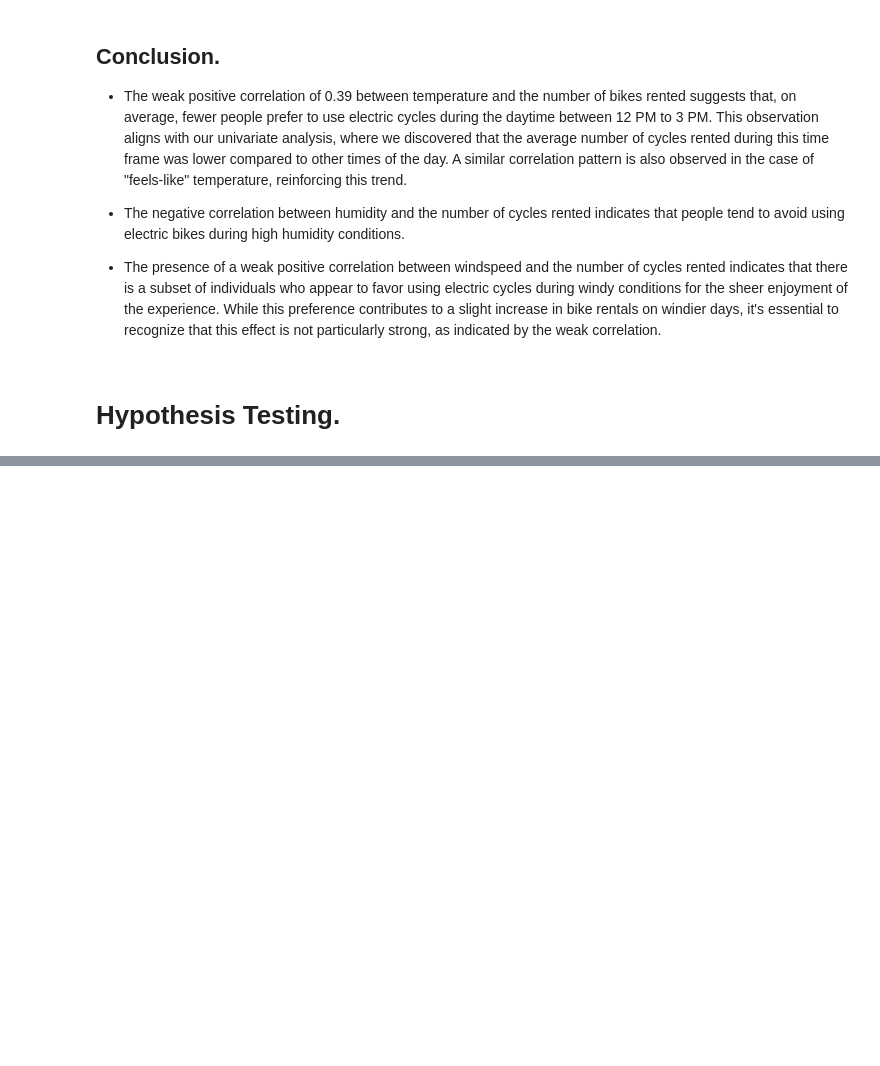
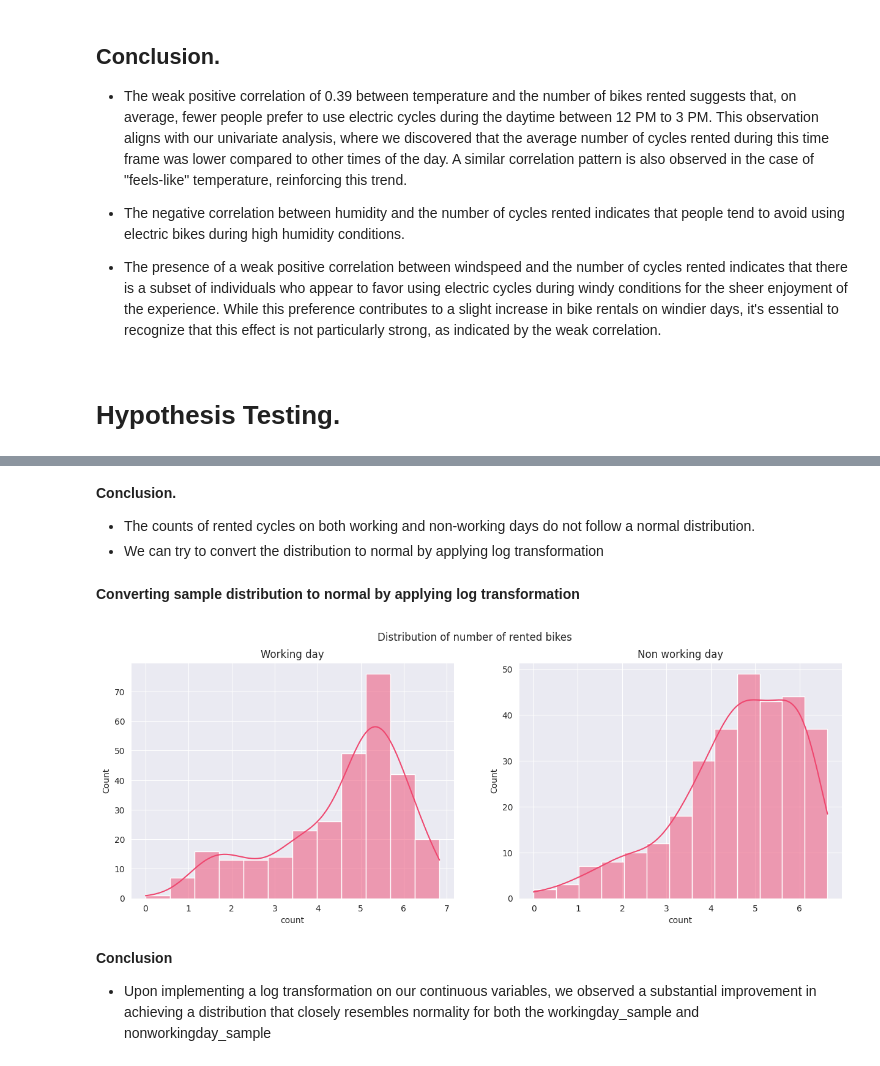
Before and after one commit to 2k4sm/YuluuluY, a Jupyter notebook: yulu.ipynb, the cells around one changed output, grey strips where cells are left out. Drawn from its saved outputs; the diff is of its cells as text; code cells hidden in the pictures; blank space fills up the shorter version.

```diff
--- a/yulu.ipynb
+++ b/yulu.ipynb
@@ -498,0 +539,28 @@ sns.heatmap(df.corr(numeric_only=True),annot=True,fmt='.2f')
+# %% [markdown]
+**Conclusion.**
+
+- The counts of rented cycles on both working and non-working days do not follow a normal distribution.
+- We can try to convert the distribution to normal by applying log transformation
+# %% [markdown]
+**Converting sample distribution to normal by applying log transformation**
+# %%
+plt.figure(figsize=(15,5))
+
+#histogram for working day sample
+plt.subplot(1,2,1)
+sns.histplot(np.log(workingday_sample),kde=True,color='#ef476f')
+plt.title('Working day')
+
+#histogram for non working day sample
+plt.subplot(1,2,2)
+sns.histplot(np.log(nonworkingday_sample),kde=True,color='#ef476f')
+plt.title('Non working day')
+
+plt.suptitle('Distribution of number of rented bikes')
+plt.show()
+# %% [output]
+[figure, added]
+# %% [markdown]
+**Conclusion**
+
+- Upon implementing a log transformation on our continuous variables, we observed a substantial improvement in achieving a distribution that closely resembles normality for both the workingday_sample and nonworkingday_sample
```
Also changed, not shown: parts of 55 cells of this notebook.
